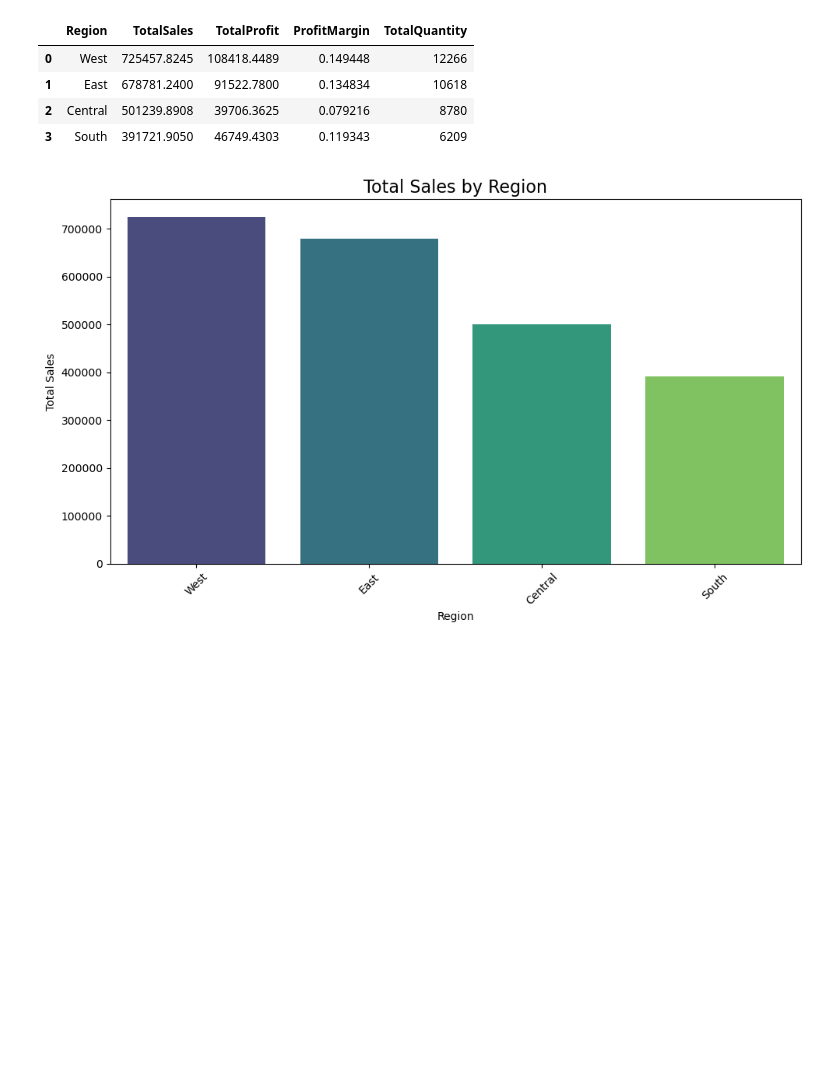
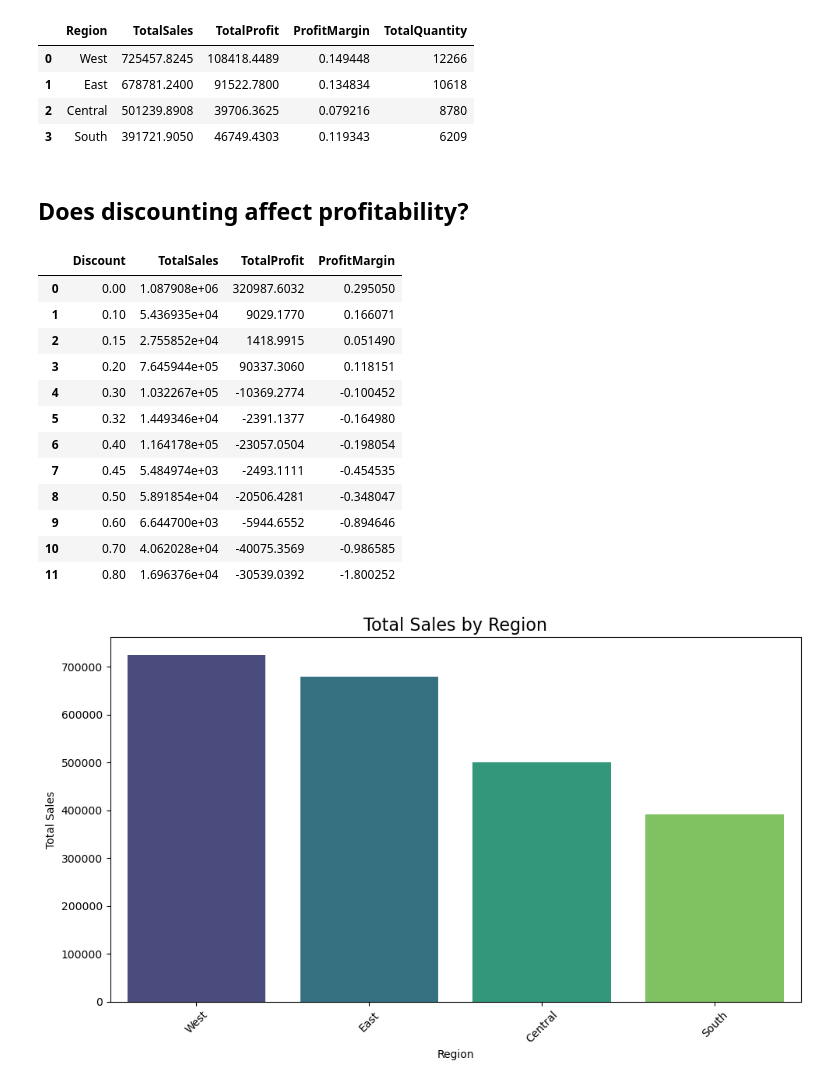
Before and after one commit to Yvonneamg/Ecommerce_Sales_Analysis, a Jupyter notebook: Ecommerce_Sales_Analysis.ipynb, the cells around one changed output. Drawn from its saved outputs; the diff is of its cells as text; code cells hidden in the pictures; blank space fills up the shorter version.

Commit message:
Discount Analysis

```diff
--- a/Ecommerce_Sales_Analysis.ipynb
+++ b/Ecommerce_Sales_Analysis.ipynb
@@ -707,3 +707,5 @@ Sales_Profit_by_region
 | 1 | East | 678781.2400 | 91522.7800 | 0.134834 | 10618 |
 | 2 | Central | 501239.8908 | 39706.3625 | 0.079216 | 8780 |
 | 3 | South | 391721.9050 | 46749.4303 | 0.119343 | 6209 |
+# %% [markdown]
+## Does discounting affect profitability?
@@ -710,3 +727,30 @@ Sales_Profit_by_region
+# %%
+discount_analysis_query = """
+SELECT
+Discount,
+SUM(Sales) AS TotalSales,
+SUM(Profit) AS TotalProfit,
+SUM(Profit) / SUM(Sales) AS ProfitMargin
+FROM sales
+GROUP BY Discount
+ORDER BY Discount;
+"""
+discount_analysis = pd.read_sql_query(discount_analysis_query, conn)
+discount_analysis
+# %% [output]
+|  | Discount | TotalSales | TotalProfit | ProfitMargin |
+| 0 | 0.00 | 1.087908e+06 | 320987.6032 | 0.295050 |
+| 1 | 0.10 | 5.436935e+04 | 9029.1770 | 0.166071 |
+| 2 | 0.15 | 2.755852e+04 | 1418.9915 | 0.051490 |
+| 3 | 0.20 | 7.645944e+05 | 90337.3060 | 0.118151 |
+| 4 | 0.30 | 1.032267e+05 | -10369.2774 | -0.100452 |
+| 5 | 0.32 | 1.449346e+04 | -2391.1377 | -0.164980 |
+| 6 | 0.40 | 1.164178e+05 | -23057.0504 | -0.198054 |
+| 7 | 0.45 | 5.484974e+03 | -2493.1111 | -0.454535 |
+| 8 | 0.50 | 5.891854e+04 | -20506.4281 | -0.348047 |
+| 9 | 0.60 | 6.644700e+03 | -5944.6552 | -0.894646 |
+| 10 | 0.70 | 4.062028e+04 | -40075.3569 | -0.986585 |
+| 11 | 0.80 | 1.696376e+04 | -30539.0392 | -1.800252 |
 # %%
 # Plot of sales by region
 plt.figure(figsize=(10, 6))
```
Also changed, not shown: parts of 1 cell of this notebook, 1 other file.
